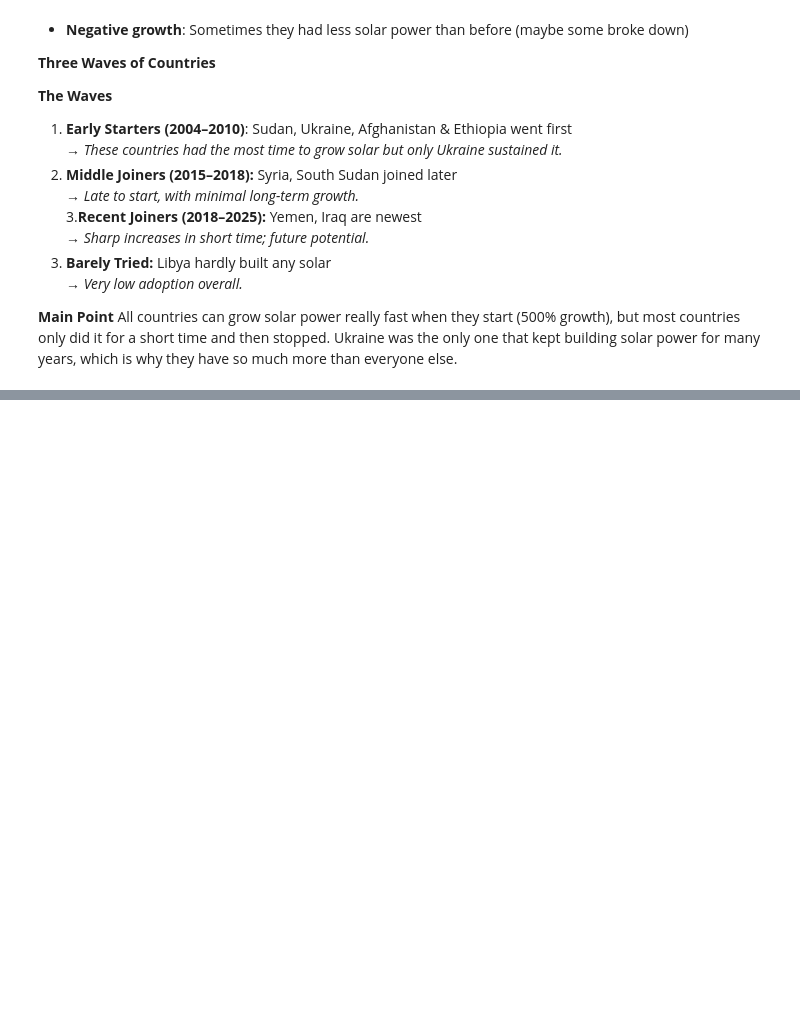
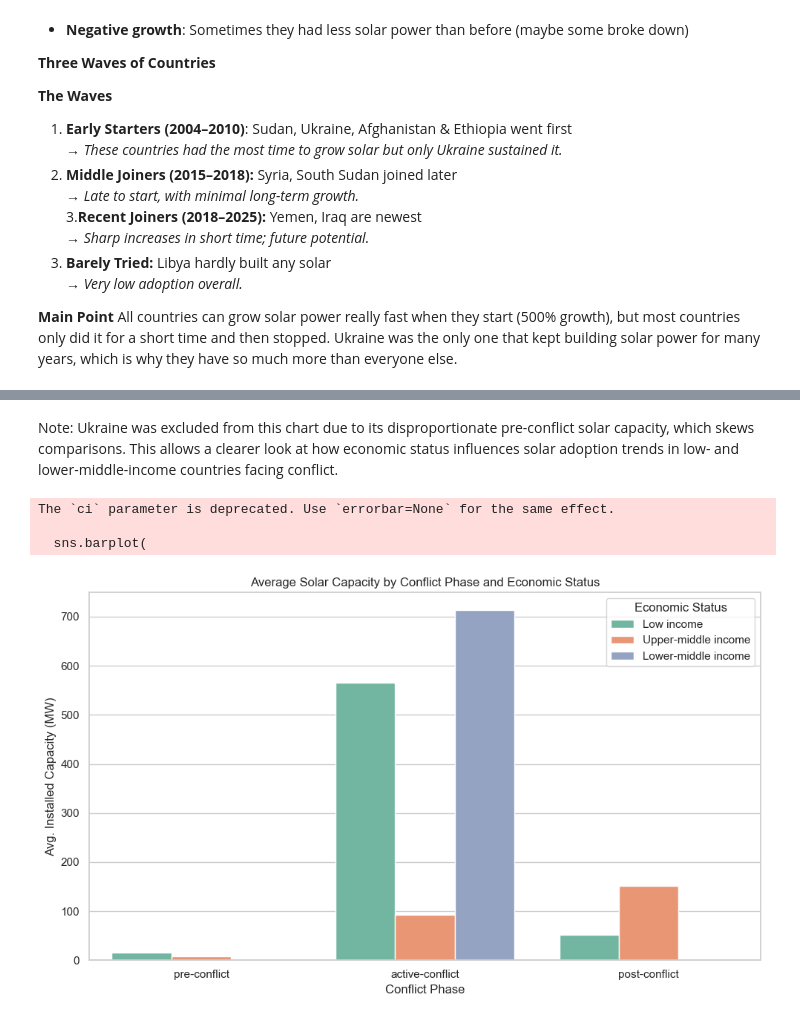
Before and after one commit to MIT-Emerging-Talent/ET6-CDSP-group-08-repo, a Jupyter notebook: 4_data_analysis/phases_analysis/1.phases_analysis.ipynb, the cells around one changed output, grey strips where cells are left out. Saved outputs shown, nothing was run; the diff lists cells and outputs as text; code cells hidden in the pictures; blank space fills up the shorter version.

```diff
--- a/4_data_analysis/phases_analysis/1.phases_analysis.ipynb
+++ b/4_data_analysis/phases_analysis/1.phases_analysis.ipynb
@@ -1605,0 +1633,67 @@ All countries can grow solar power really fast when they start (500% growth), bu
+# %% [markdown]
+Note: Ukraine was excluded from this chart due to its disproportionate pre-conflict solar capacity, which skews comparisons. This allows a clearer look at how economic status influences solar adoption trends in low- and lower-middle-income countries facing conflict.
+# %%
+# 17. Average Solar Capacity by Conflict Phase and Economic Status (excluding Ukraine)
+# Step 1: Group and pivot your data (your original code)
+solar_by_phase = (
+    solar_df.groupby(["Country", "Conflict Phase"])[
+        "Electricity Installed Capacity (MW)"
+    ]
+    .sum()
+    .reset_index()
+)
+
+solar_pivot = solar_by_phase.pivot(
+    index="Country",
+    columns="Conflict Phase",
+    values="Electricity Installed Capacity (MW)",
+).fillna(0)
+
+# Step 2: Reset index to get 'Country' as a column
+solar_pivot = solar_pivot.reset_index()
+
+# Step 3: Exclude Ukraine
+solar_pivot = solar_pivot[solar_pivot["Country"] != "Ukraine"]
+
+# Step 4: Add Economic Status (World Bank classification or similar)
+income_status = {
+    "Afghanistan": "Low income",
+    "Ethiopia": "Low income",
+    "Iraq": "Upper-middle income",
+    "Libya": "Upper-middle income",
+    "South Sudan": "Low income",
+    "Sudan (The)": "Lower-middle income",
+    "Syrian Arab Republic (The)": "Low income",
+    "Yemen": "Low income"
+}
+solar_pivot["Economic Status"] = solar_pivot["Country"].map(income_status)
+
+# Step 5: Melt the DataFrame to long format
+solar_melted = solar_pivot.melt(
+    id_vars=["Country", "Economic Status"],
+    value_vars=["pre-conflict", "active-conflict", "post-conflict"],
+    var_name="Conflict Phase",
+    value_name="Installed Capacity (MW)"
+)
+
+# Step 6: Plot
+plt.figure(figsize=(10, 6))
+sns.barplot(
+    data=solar_melted,
+    x="Conflict Phase",
+    y="Installed Capacity (MW)",
+    hue="Economic Status",
+    estimator="mean",
+    ci=None,
+    palette="Set2"
+)
+plt.title("Average Solar Capacity by Conflict Phase and Economic Status (excluding Ukraine)")
+plt.ylabel("Avg. Installed Capacity (MW)")
+plt.xlabel("Conflict Phase")
+plt.tight_layout()
+plt.show()
+# %% [output]
+The `ci` parameter is deprecated. Use `errorbar=None` for the same effect.
+
+  sns.barplot(
+[figure, added]
```
Also changed, not shown: parts of 5 cells of this notebook, 2 other files.
